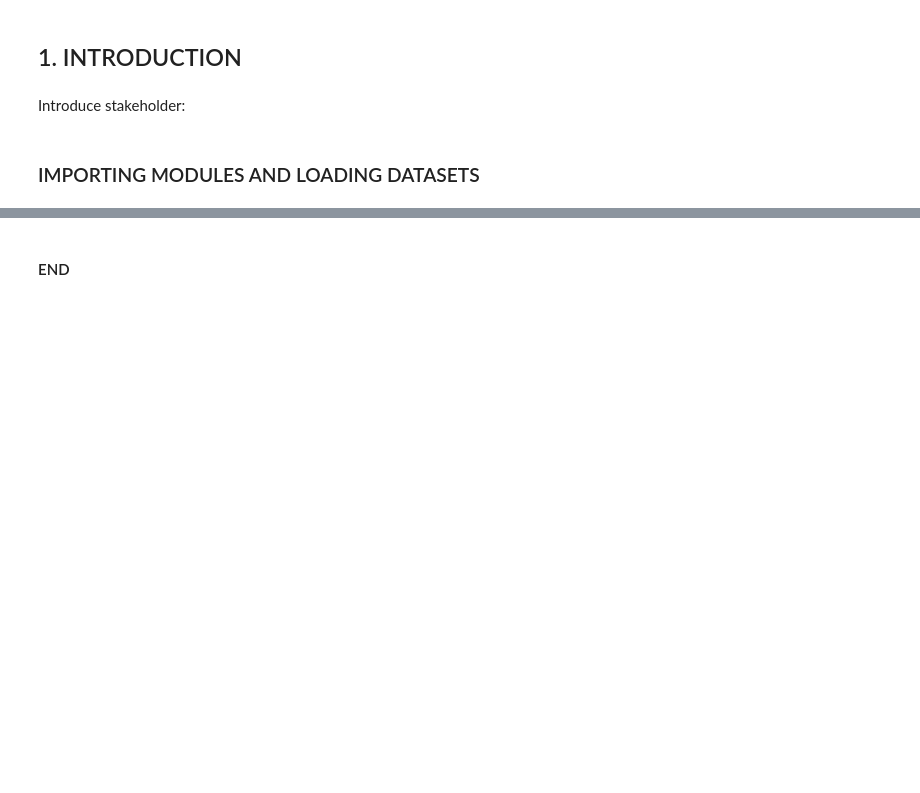
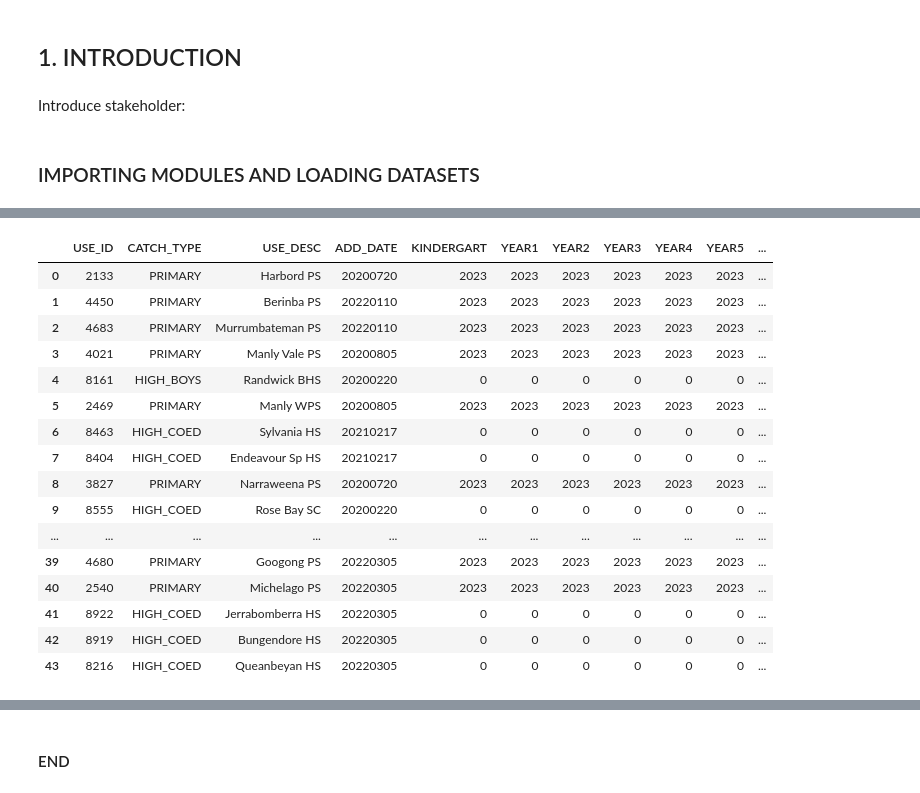
Before and after one commit to R-Tausif/Data2001, a Jupyter notebook: Project.ipynb, the cells around one changed output, grey strips where cells are left out. Cells and saved outputs as stored; diff of their text form; code cells hidden in the pictures; blank space fills up the shorter version.

```diff
--- a/Project.ipynb
+++ b/Project.ipynb
@@ -30,5 +46,25 @@ break_and_enter
 # %%
 catchment_future = gpd.read_file("school_catchments/catchments_future.shp")
-catchment_future
+# Creating a copy of the data
+catchment_future_cp = catchment_future.copy()
+catchment_future_cp
+# %% [output]
+|  | USE_ID | CATCH_TYPE | USE_DESC | ADD_DATE | KINDERGART | YEAR1 | YEAR2 | YEAR3 | YEAR4 | YEAR5 | ... |
+| 0 | 2133 | PRIMARY | Harbord PS | 20200720 | 2023 | 2023 | 2023 | 2023 | 2023 | 2023 | ... |
+| 1 | 4450 | PRIMARY | Berinba PS | 20220110 | 2023 | 2023 | 2023 | 2023 | 2023 | 2023 | ... |
+| 2 | 4683 | PRIMARY | Murrumbateman PS | 20220110 | 2023 | 2023 | 2023 | 2023 | 2023 | 2023 | ... |
+| 3 | 4021 | PRIMARY | Manly Vale PS | 20200805 | 2023 | 2023 | 2023 | 2023 | 2023 | 2023 | ... |
+| 4 | 8161 | HIGH_BOYS | Randwick BHS | 20200220 | 0 | 0 | 0 | 0 | 0 | 0 | ... |
+| 5 | 2469 | PRIMARY | Manly WPS | 20200805 | 2023 | 2023 | 2023 | 2023 | 2023 | 2023 | ... |
+| 6 | 8463 | HIGH_COED | Sylvania HS | 20210217 | 0 | 0 | 0 | 0 | 0 | 0 | ... |
+| 7 | 8404 | HIGH_COED | Endeavour Sp HS | 20210217 | 0 | 0 | 0 | 0 | 0 | 0 | ... |
+| 8 | 3827 | PRIMARY | Narraweena PS | 20200720 | 2023 | 2023 | 2023 | 2023 | 2023 | 2023 | ... |
+| 9 | 8555 | HIGH_COED | Rose Bay SC | 20200220 | 0 | 0 | 0 | 0 | 0 | 0 | ... |
+| ... | ... | ... | ... | ... | ... | ... | ... | ... | ... | ... | ... |
+| 39 | 4680 | PRIMARY | Googong PS | 20220305 | 2023 | 2023 | 2023 | 2023 | 2023 | 2023 | ... |
+| 40 | 2540 | PRIMARY | Michelago PS | 20220305 | 2023 | 2023 | 2023 | 2023 | 2023 | 2023 | ... |
+| 41 | 8922 | HIGH_COED | Jerrabomberra HS | 20220305 | 0 | 0 | 0 | 0 | 0 | 0 | ... |
+| 42 | 8919 | HIGH_COED | Bungendore HS | 20220305 | 0 | 0 | 0 | 0 | 0 | 0 | ... |
+| 43 | 8216 | HIGH_COED | Queanbeyan HS | 20220305 | 0 | 0 | 0 | 0 | 0 | 0 | ... |
 # %%
 catchment_primary = gpd.read_file("school_catchments/catchments_primary.shp")
```
Also changed, not shown: parts of 10 cells of this notebook, 1 other file.
